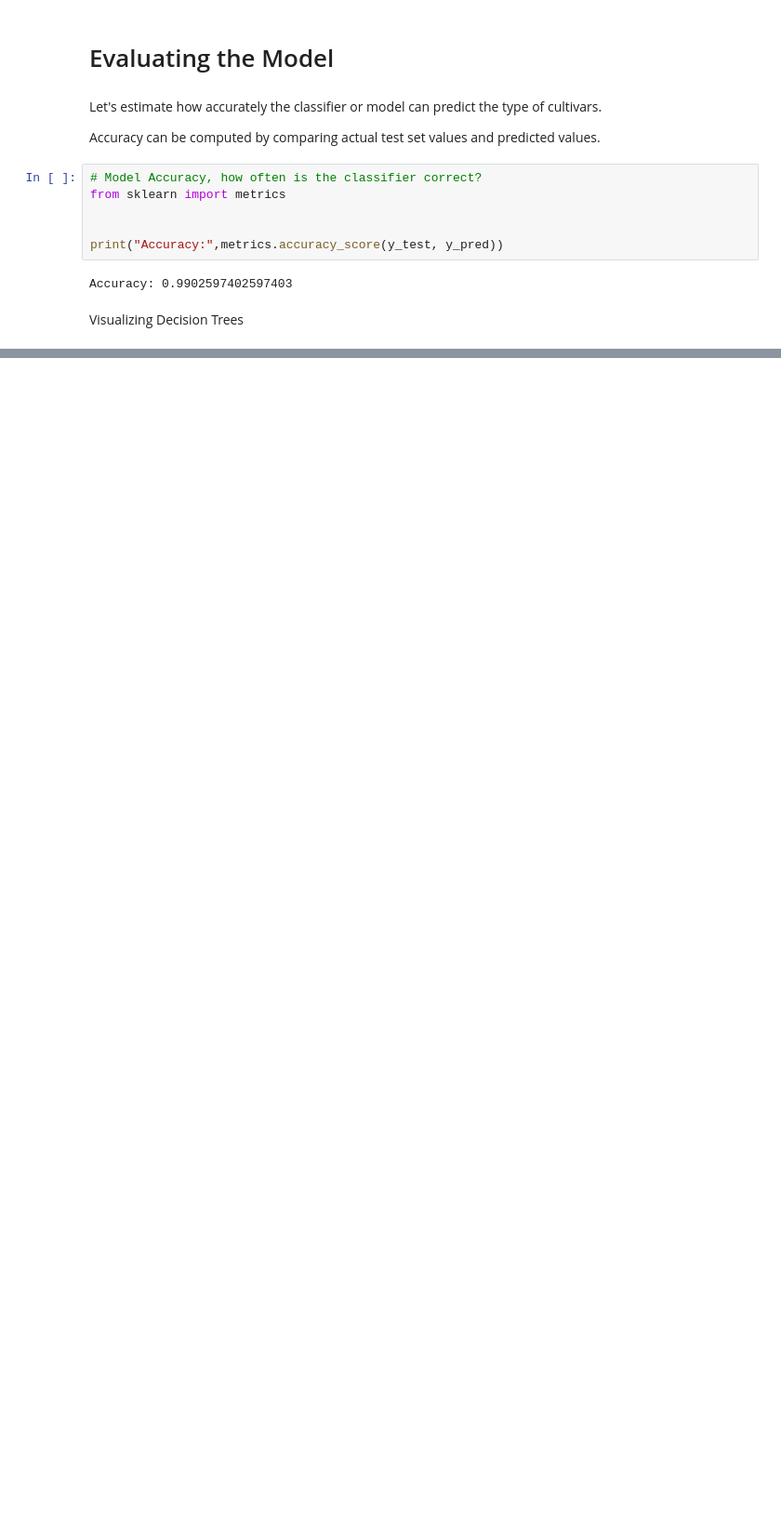
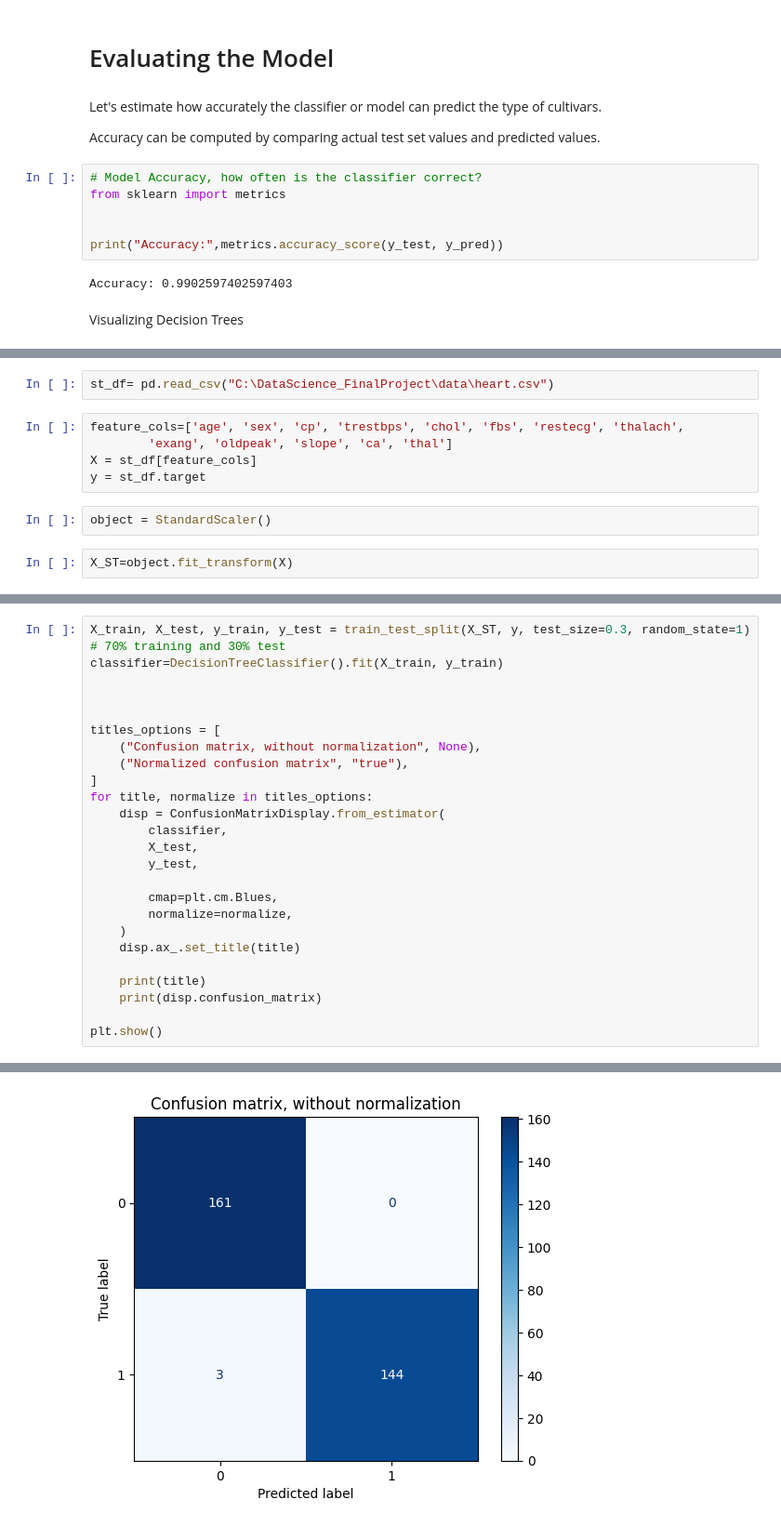
Before and after one commit to zehranurr/DataScience-HeartDisease, a Jupyter notebook: DecisionTree.ipynb, the cells around one changed output, grey strips where cells are left out. Shown: that part at 93% size. Cells and saved outputs as stored; diff of their text form; blank space fills up the shorter version.

```diff
--- a/DecisionTree.ipynb
+++ b/DecisionTree.ipynb
@@ -77,0 +81,11 @@ Accuracy: 0.9902597402597403
+# %%
+st_df= pd.read_csv("C:\DataScience_FinalProject\data\heart.csv")
+# %%
+feature_cols=['age', 'sex', 'cp', 'trestbps', 'chol', 'fbs', 'restecg', 'thalach',
+        'exang', 'oldpeak', 'slope', 'ca', 'thal']
+X = st_df[feature_cols]
+y = st_df.target
+# %%
+object = StandardScaler()
+# %%
+X_ST=object.fit_transform(X)
@@ -77,0 +110,26 @@ Accuracy: 0.9902597402597403
+# %%
+X_train, X_test, y_train, y_test = train_test_split(X_ST, y, test_size=0.3, random_state=1) # 70% training and 30% test
+classifier=DecisionTreeClassifier().fit(X_train, y_train)
+
+
+
+titles_options = [
+    ("Confusion matrix, without normalization", None),
+    ("Normalized confusion matrix", "true"),
+]
+for title, normalize in titles_options:
+    disp = ConfusionMatrixDisplay.from_estimator(
+        classifier,
+        X_test,
+        y_test,
+
+        cmap=plt.cm.Blues,
+        normalize=normalize,
+    )
+    disp.ax_.set_title(title)
+
+    print(title)
+    print(disp.confusion_matrix)
+
+plt.show()
+# %% [output]
@@ -77,0 +142 @@ Accuracy: 0.9902597402597403
+[figure, added]
```
Also changed, not shown: parts of 10 cells of this notebook, 2 other files.
